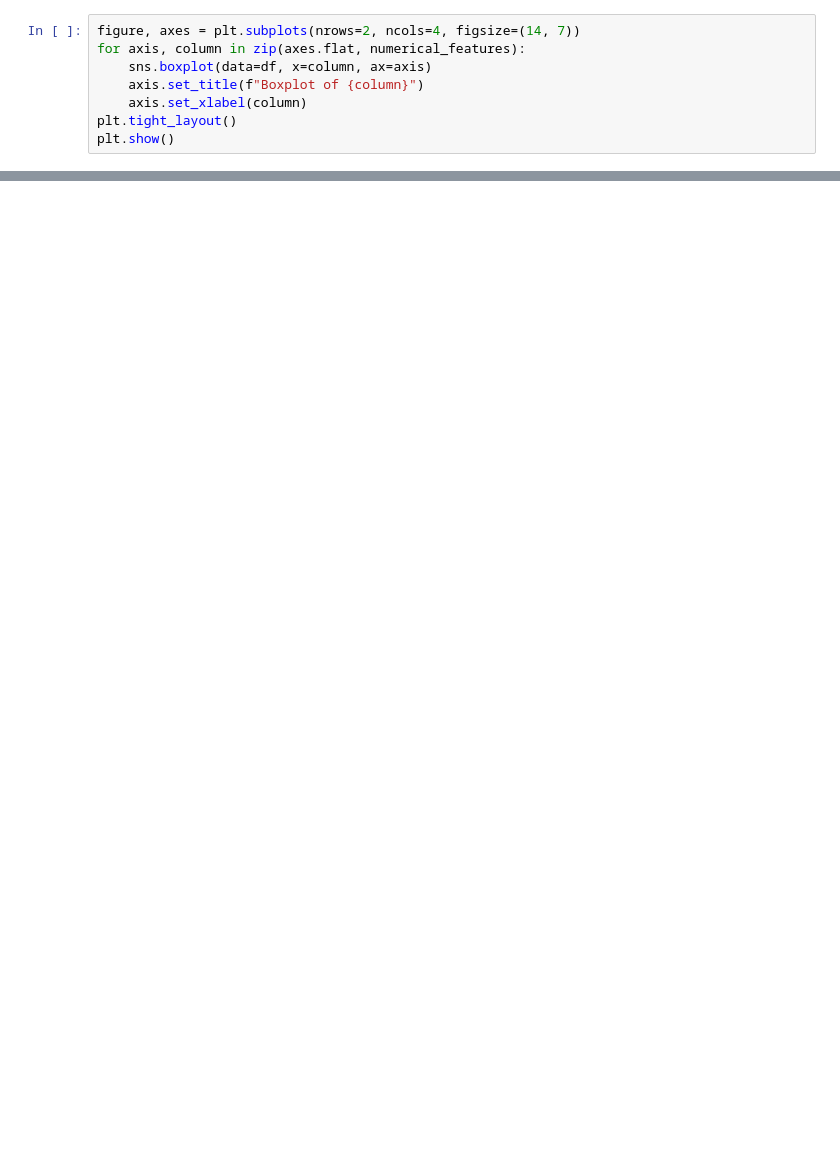
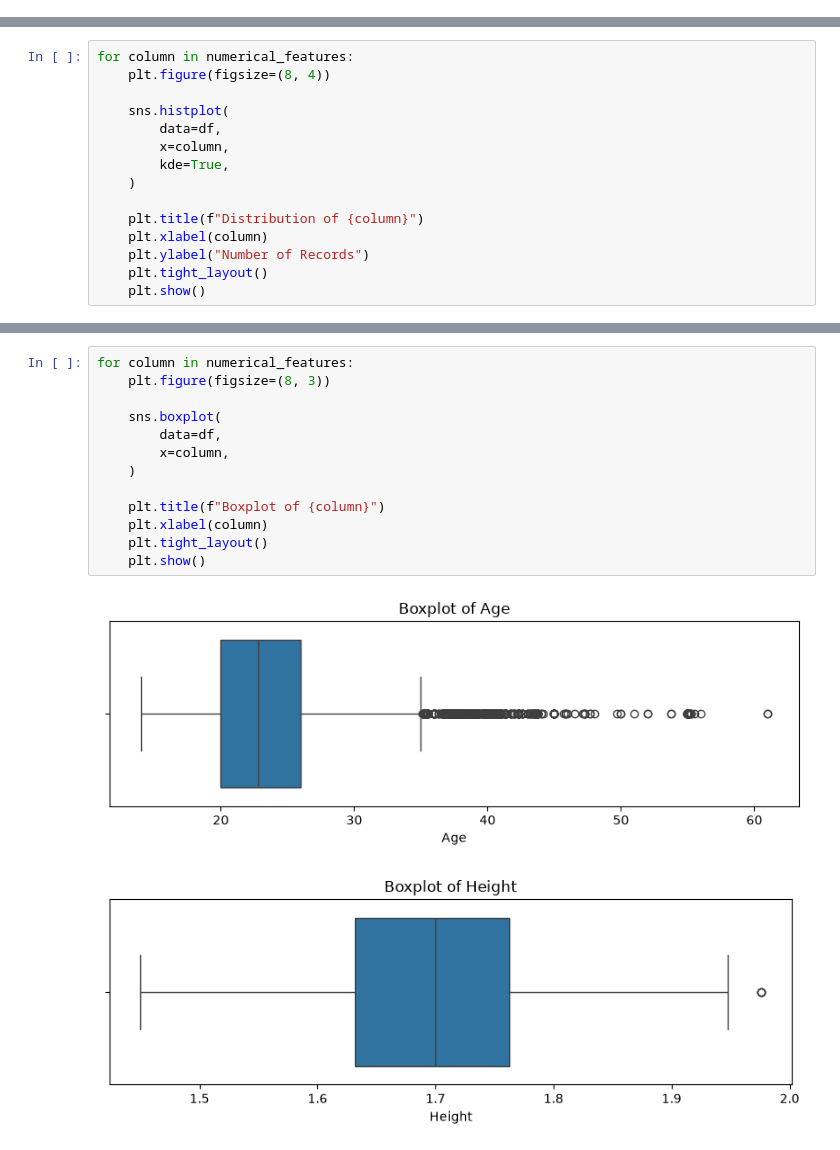
Before and after one commit to Mathu-code/Obesity-Risk-Intelligence-System, a Jupyter notebook: notebooks/02_eda.ipynb, the cells around one changed output, grey strips where cells are left out. Saved outputs shown, nothing was run; the diff lists cells and outputs as text; blank space fills up the shorter version.

```diff
--- a/notebooks/02_eda.ipynb
+++ b/notebooks/02_eda.ipynb
@@ -103,8 +0,0 @@ display(pd.DataFrame({"IQR outlier count": oc, "IQR outlier percentage": op}))
-# %%
-figure, axes = plt.subplots(nrows=2, ncols=4, figsize=(14, 7))
-for axis, column in zip(axes.flat, numerical_features):
-    sns.boxplot(data=df, x=column, ax=axis)
-    axis.set_title(f"Boxplot of {column}")
-    axis.set_xlabel(column)
-plt.tight_layout()
-plt.show()
@@ -194,0 +70,15 @@ transformed_feature_names
+# %%
+for column in numerical_features:
+    plt.figure(figsize=(8, 4))
+
+    sns.histplot(
+        data=df,
+        x=column,
+        kde=True,
+    )
+
+    plt.title(f"Distribution of {column}")
+    plt.xlabel(column)
+    plt.ylabel("Number of Records")
+    plt.tight_layout()
+    plt.show()
@@ -194,0 +94,16 @@ transformed_feature_names
+# %%
+for column in numerical_features:
+    plt.figure(figsize=(8, 3))
+
+    sns.boxplot(
+        data=df,
+        x=column,
+    )
+
+    plt.title(f"Boxplot of {column}")
+    plt.xlabel(column)
+    plt.tight_layout()
+    plt.show()
+# %% [output]
+[figure, added]
+[figure, added]
```
Also changed, not shown: parts of 42 cells of this notebook, 2 other files.
